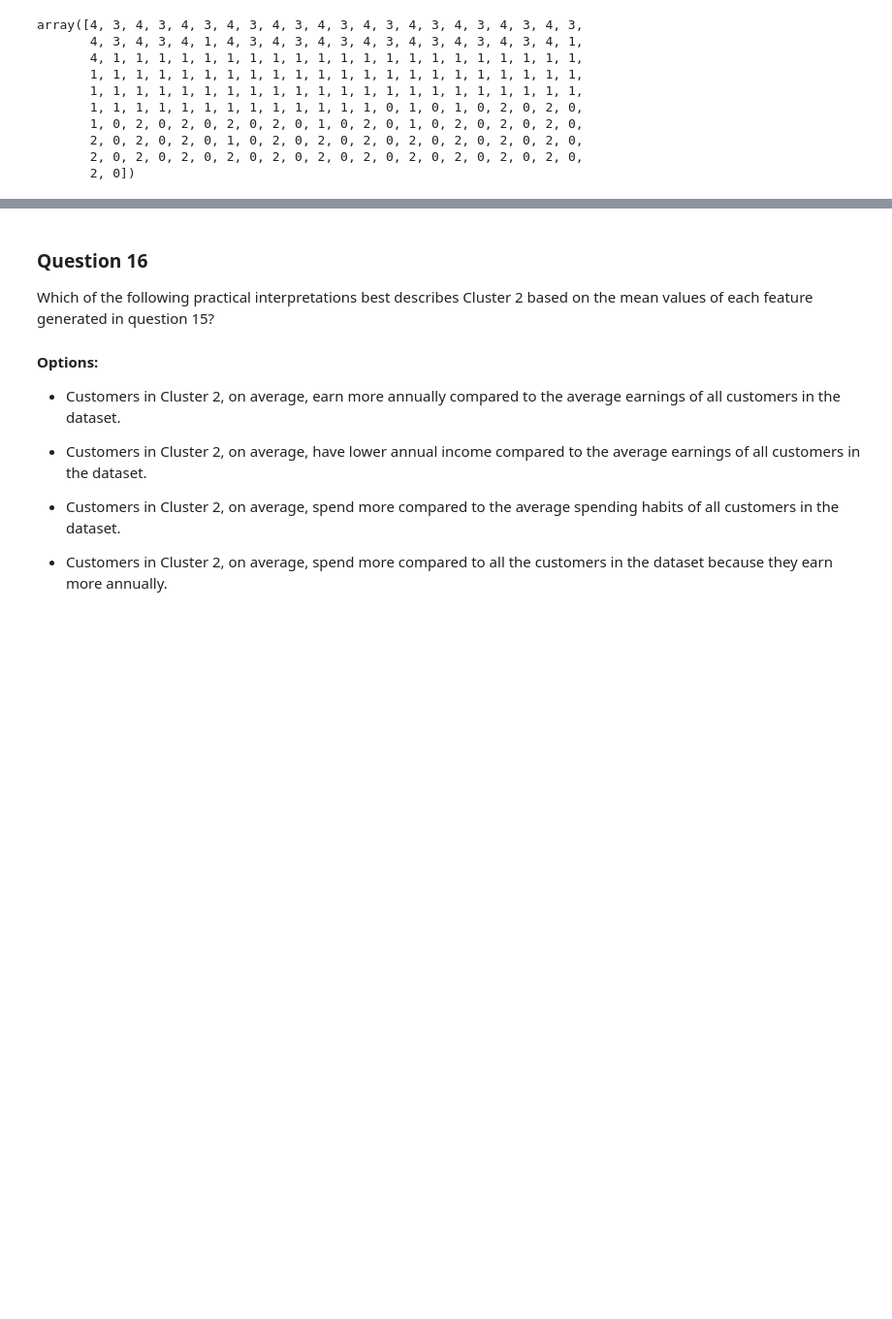
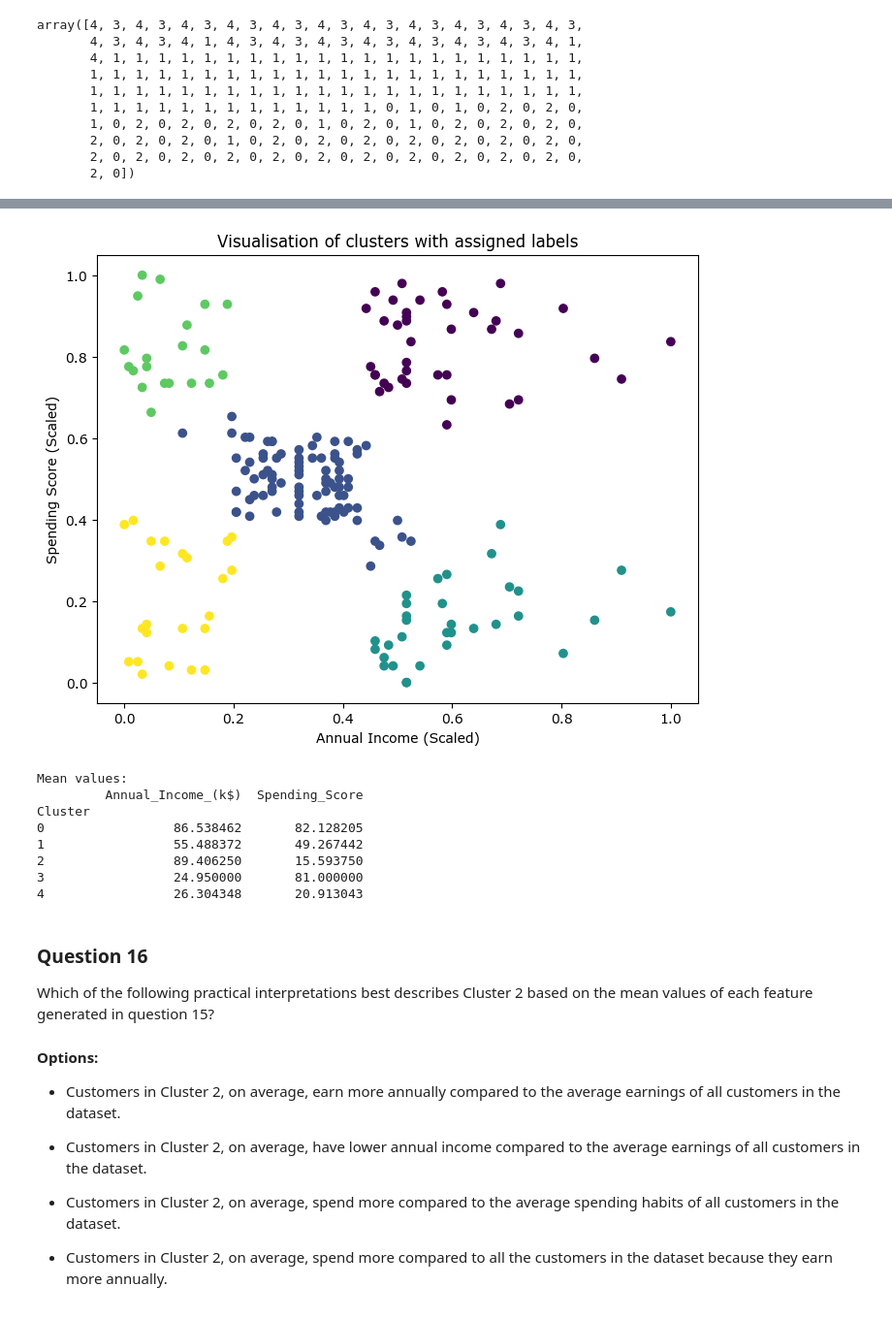
Before and after one commit to YM1587/ALX-PYTHON, a Jupyter notebook: ML/k_means_and_hierarchical_clustering_mcq_student version.ipynb, the cells around one changed output, grey strips where cells are left out. Shown at 97% size. Cells and saved outputs as stored; diff of their text form; code cells hidden in the pictures; blank space fills up the shorter version.

```diff
--- a/ML/k_means_and_hierarchical_clustering_mcq_student version.ipynb
+++ b/ML/k_means_and_hierarchical_clustering_mcq_student version.ipynb
@@ -364,3 +362,51 @@ Which of the following best describes the characteristics of Cluster 3 based on
+# %%
+#Your code here
+import pandas as pd
+import matplotlib.pyplot as plt
+from sklearn.preprocessing import MinMaxScaler
+from sklearn.cluster import AgglomerativeClustering
+
+# 1. Select features
+X = data[['Annual_Income_(k$)', 'Spending_Score']]
+
+# 2. Scale the data
+scaler = MinMaxScaler()
+X_scaled = scaler.fit_transform(X)
+
+# 3. Agglomerative clustering
+cluster = AgglomerativeClustering(n_clusters=5, linkage='ward')
+labels = cluster.fit_predict(X_scaled)
+
+# 4. Add cluster labels to dataframe
+data['Cluster'] = labels
+
+# 5. Scatter plot of clusters
+plt.figure(figsize=(8, 6))
+plt.scatter(
+    X_scaled[:, 0],
+    X_scaled[:, 1],
+    c=labels
+)
+plt.xlabel('Annual Income (Scaled)')
+plt.ylabel('Spending Score (Scaled)')
+plt.title('Visualisation of clusters with assigned labels')
+plt.show()
+
+# 6. Compute mean values per cluster
+cluster_means = data.groupby('Cluster')[['Annual_Income_(k$)', 'Spending_Score']].mean()
+
+print("Mean values:")
+print(cluster_means)
+# %% [output]
+[figure, added]
+Mean values:
+         Annual_Income_(k$)  Spending_Score
+Cluster
+0                 86.538462       82.128205
+1                 55.488372       49.267442
+2                 89.406250       15.593750
+3                 24.950000       81.000000
+4                 26.304348       20.913043
 # %% [markdown]
 ### Question 16
 
```
Also changed, not shown: parts of 5 cells of this notebook.
